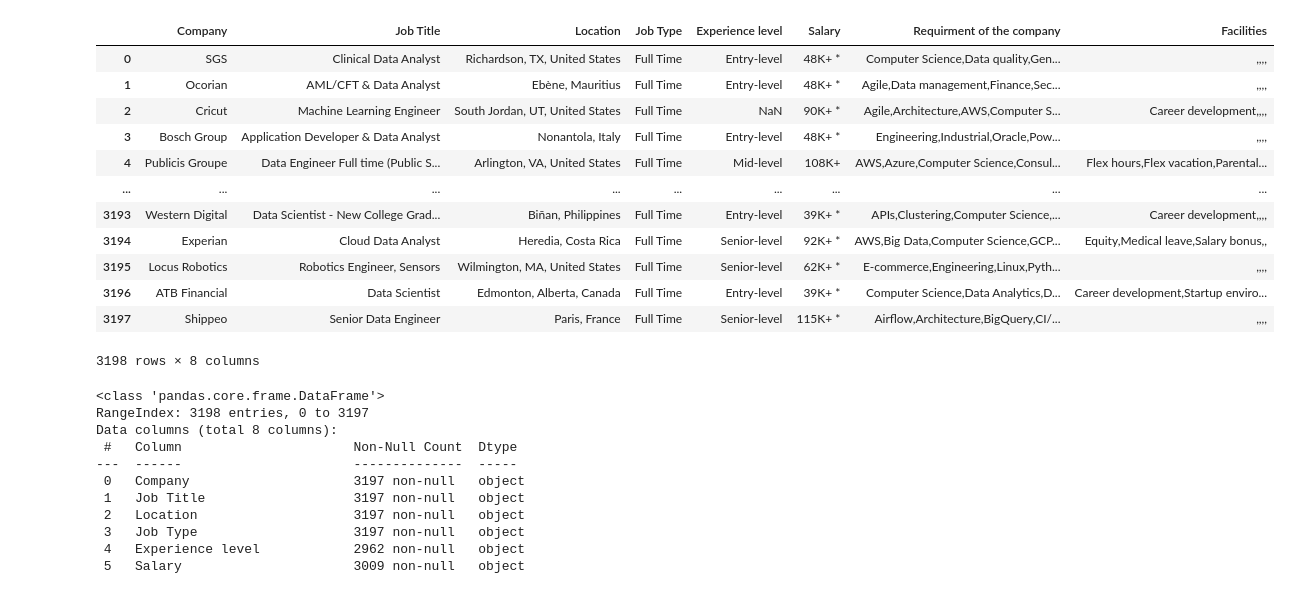
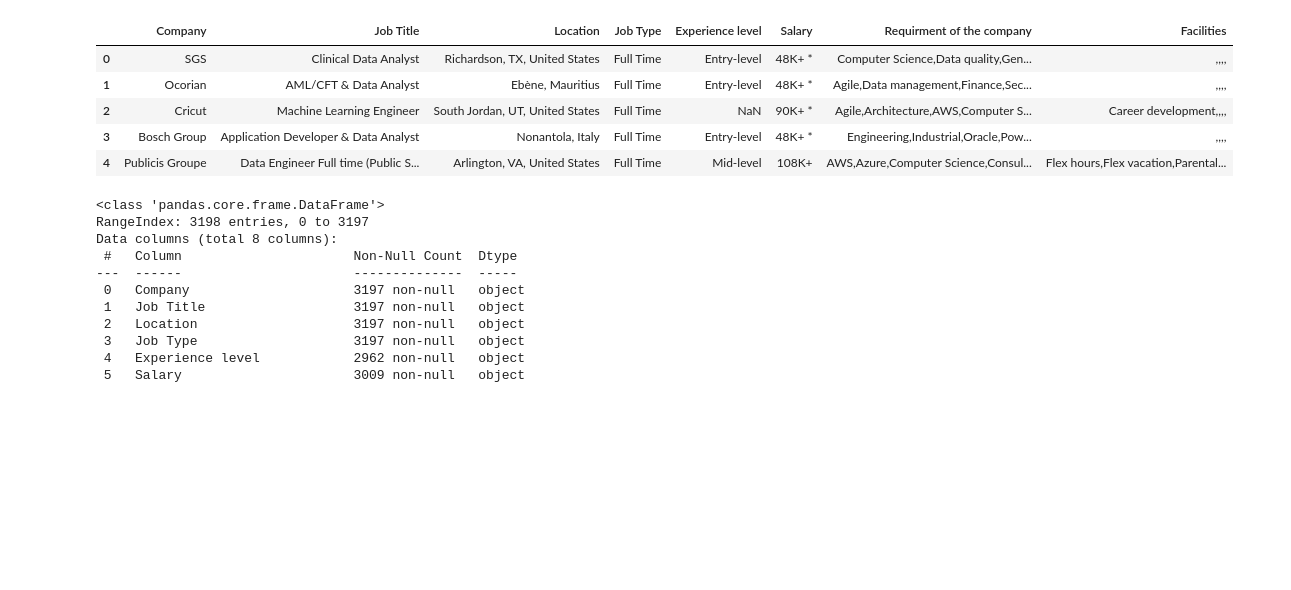
Before and after one commit to JonathanFcosta17/Data_Science_Jobs_Analysis, a Jupyter notebook: Analise.ipynb, the cells around one changed output. Cells and saved outputs as stored; diff of their text form; code cells hidden in the pictures; blank space fills up the shorter version.

```diff
--- a/Analise.ipynb
+++ b/Analise.ipynb
@@ -7,23 +8,16 @@ import plotly.graph_objects as go
 # %%
 with open('data_science_job.csv', 'rb') as f:
     result = chardet.detect(f.read())
 
 df = pd.read_csv('data_science_job.csv', encoding=result['encoding'])
-df
+df.head()
 # %% [output]
 |  | Company | Job Title | Location | Job Type | Experience level | Salary | Requirment of the company | Facilities |
 | 0 | SGS | Clinical Data Analyst | Richardson, TX, United States | Full Time | Entry-level | 48K+ * | Computer Science,Data quality,Gen... | ,,,, |
 | 1 | Ocorian | AML/CFT & Data Analyst | Ebène, Mauritius | Full Time | Entry-level | 48K+ * | Agile,Data management,Finance,Sec... | ,,,, |
 | 2 | Cricut | Machine Learning Engineer | South Jordan, UT, United States | Full Time | NaN | 90K+ * | Agile,Architecture,AWS,Computer S... | Career development,,,, |
 | 3 | Bosch Group | Application Developer & Data Analyst | Nonantola, Italy | Full Time | Entry-level | 48K+ * | Engineering,Industrial,Oracle,Pow... | ,,,, |
 | 4 | Publicis Groupe | Data Engineer Full time (Public S... | Arlington, VA, United States | Full Time | Mid-level | 108K+ | AWS,Azure,Computer Science,Consul... | Flex hours,Flex vacation,Parental... |
-| ... | ... | ... | ... | ... | ... | ... | ... | ... |
-| 3193 | Western Digital | Data Scientist - New College Grad... | Biñan, Philippines | Full Time | Entry-level | 39K+ * | APIs,Clustering,Computer Science,... | Career development,,,, |
-| 3194 | Experian | Cloud Data Analyst | Heredia, Costa Rica | Full Time | Senior-level | 92K+ * | AWS,Big Data,Computer Science,GCP... | Equity,Medical leave,Salary bonus,, |
-| 3195 | Locus Robotics | Robotics Engineer, Sensors | Wilmington, MA, United States | Full Time | Senior-level | 62K+ * | E-commerce,Engineering,Linux,Pyth... | ,,,, |
-| 3196 | ATB Financial | Data Scientist | Edmonton, Alberta, Canada | Full Time | Entry-level | 39K+ * | Computer Science,Data Analytics,D... | Career development,Startup enviro... |
-| 3197 | Shippeo | Senior Data Engineer | Paris, France | Full Time | Senior-level | 115K+ * | Airflow,Architecture,BigQuery,CI/... | ,,,, |
-3198 rows × 8 columns
 # %%
 df.info()
 # %% [output]
```
Also changed, not shown: parts of 55 cells of this notebook.
